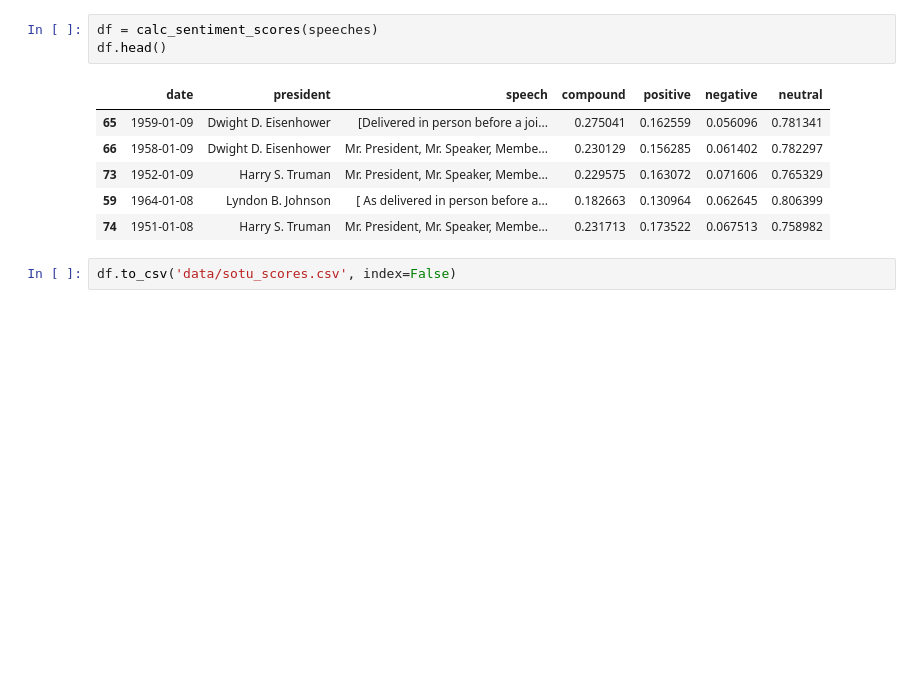
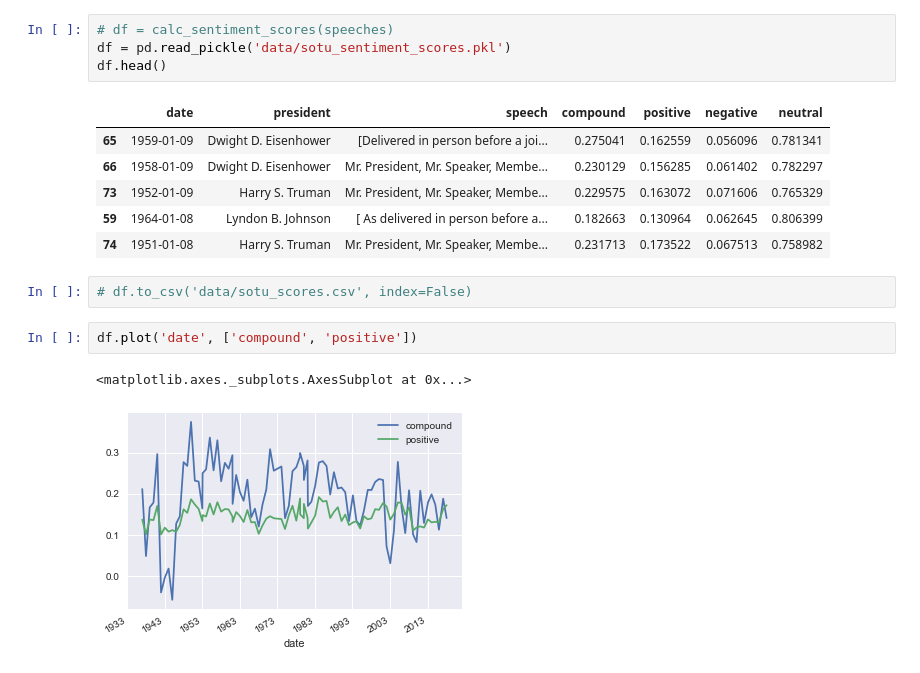
Before and after one commit to ratulesrar3/sotu-approval-analysis, a Jupyter notebook: sentiment_analysis.ipynb, the cells around one changed output. Saved outputs shown, nothing was run; the diff lists cells and outputs as text; blank space fills up the shorter version.

```diff
--- a/sentiment_analysis.ipynb
+++ b/sentiment_analysis.ipynb
@@ -47,7 +51,8 @@ def calc_sentiment_scores(df):
 
     return df
 # %%
-df = calc_sentiment_scores(speeches)
+# df = calc_sentiment_scores(speeches)
+df = pd.read_pickle('data/sotu_sentiment_scores.pkl')
 df.head()
 # %% [output]
 |  | date | president | speech | compound | positive | negative | neutral |
@@ -57,4 +62,9 @@ df.head()
 | 59 | 1964-01-08 | Lyndon B. Johnson | [ As delivered in person before a... | 0.182663 | 0.130964 | 0.062645 | 0.806399 |
 | 74 | 1951-01-08 | Harry S. Truman | Mr. President, Mr. Speaker, Membe... | 0.231713 | 0.173522 | 0.067513 | 0.758982 |
 # %%
-df.to_csv('data/sotu_scores.csv', index=False)
+# df.to_csv('data/sotu_scores.csv', index=False)
+# %%
+df.plot('date', ['compound', 'positive'])
+# %% [output]
+<matplotlib.axes._subplots.AxesSubplot at 0x...>
+[figure, added]
```
Also changed, not shown: parts of 2 cells of this notebook, 1 other file.
